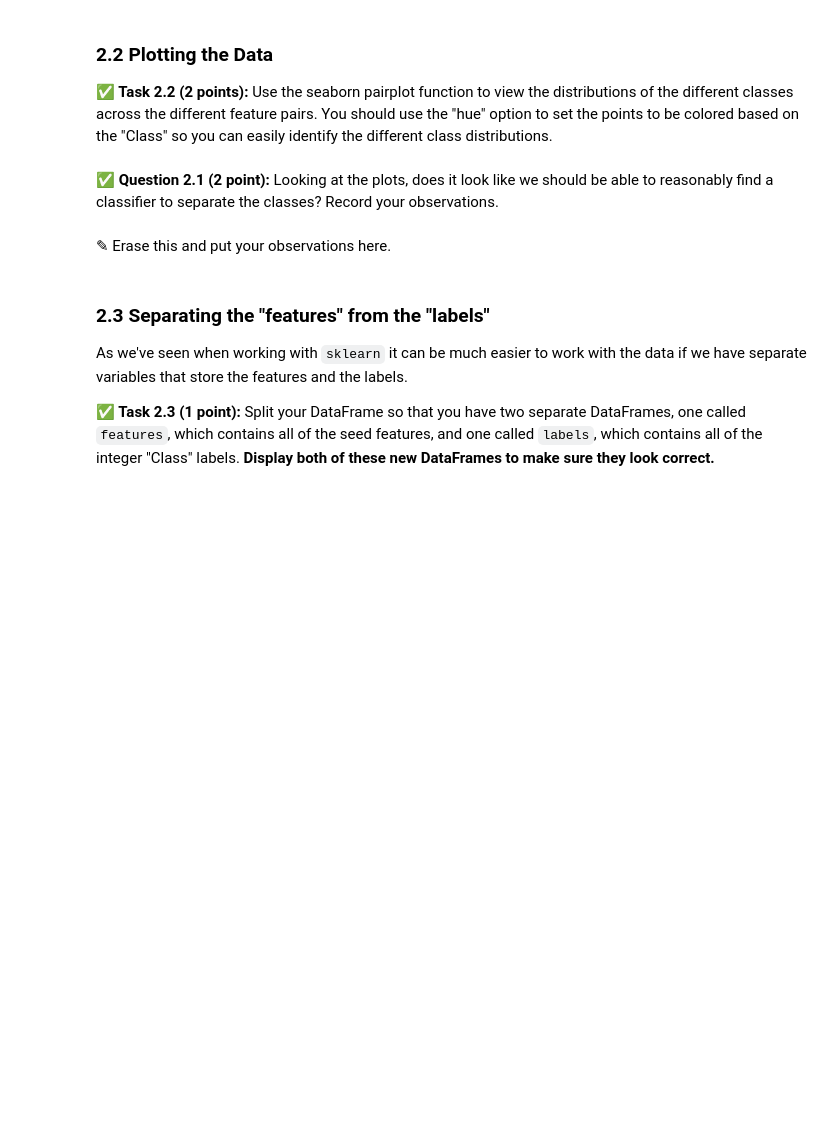
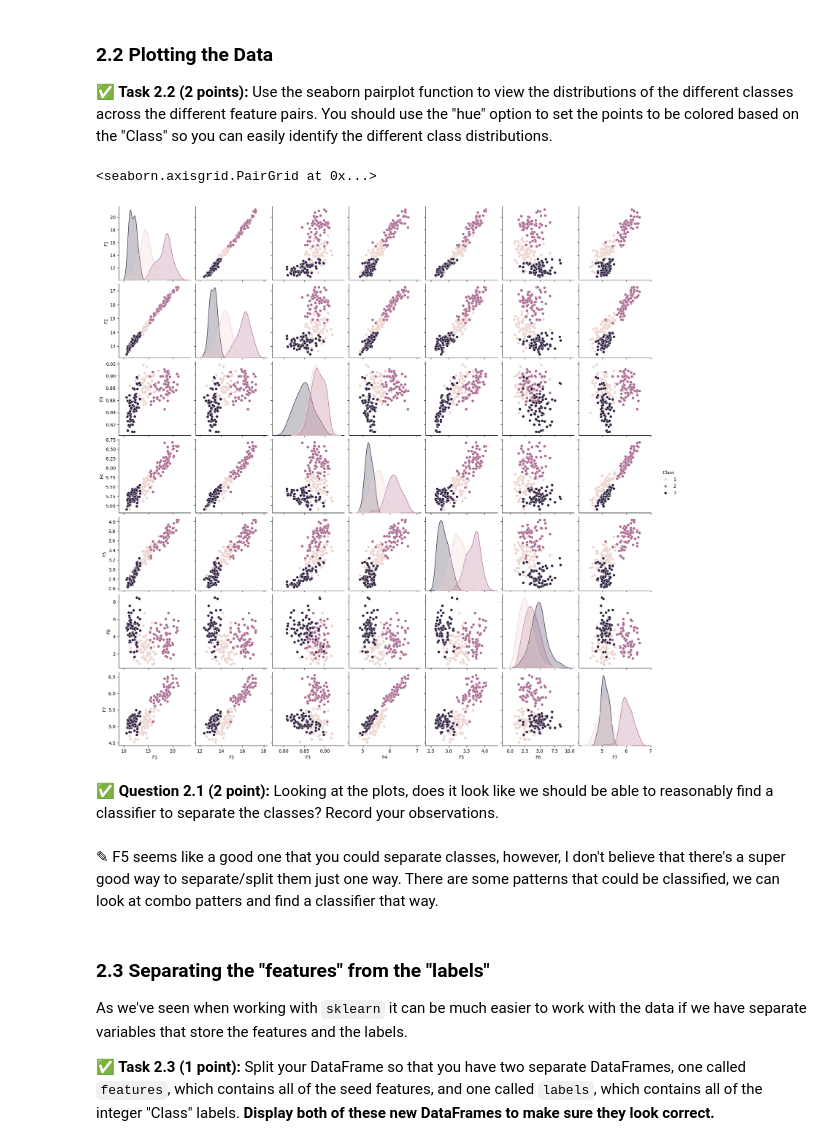
Before and after one commit to sarahhoran/CMSE202-f24-turnin, a Jupyter notebook: hw-04/HW-04_PerceptronSVMandPCA-STUDENT.ipynb, the cells around one changed output. Cells and saved outputs as stored; diff of their text form; code cells hidden in the pictures; blank space fills up the shorter version.

```diff
--- a/hw-04/HW-04_PerceptronSVMandPCA-STUDENT.ipynb
+++ b/hw-04/HW-04_PerceptronSVMandPCA-STUDENT.ipynb
@@ -101,0 +102,5 @@ Once you've loaded in the data, **display the DataFrame to make sure it looks re
+# %%
+# Put your code here
+names = ["F1","F2","F3","F4","F5","F6","F7","Class"]
+data = pd.read_csv("seeds.tsv", delimiter='\t', header=None, names=names)
+data
@@ -105,10 +124,14 @@ Once you've loaded in the data, **display the DataFrame to make sure it looks re
 **&#9989; Task 2.2 (2 points):** Use the seaborn pairplot function to view the distributions of the different classes across the different feature pairs. You should use the "hue" option to set the points to be colored based on the "Class" so you can easily identify the different class distributions.
 # %%
 # Put your code here
+sns.pairplot(data, hue="Class")
+# %% [output]
+<seaborn.axisgrid.PairGrid at 0x...>
+[figure, added]
 # %% [markdown]
 &#9989; **Question 2.1 (2 point):** Looking at the plots, does it look like we should be able to reasonably find a classifier to separate the classes? Record your observations.
-# %% [markdown]
-<font size=+3>&#9998;</font> Erase this and put your observations here.
+# %% [markdown]
+<font size=+3>&#9998;</font> F5 seems like a good one that you could separate classes, however, I don't believe that there's a super good way to separate/split them just one way. There are some patterns that could be classified, we can  look at combo patters and find a classifier that way.
 # %% [markdown]
 ### 2.3 Separating the "features" from the "labels"
 
```
Also changed, not shown: parts of 10 cells of this notebook, 15 other files.
